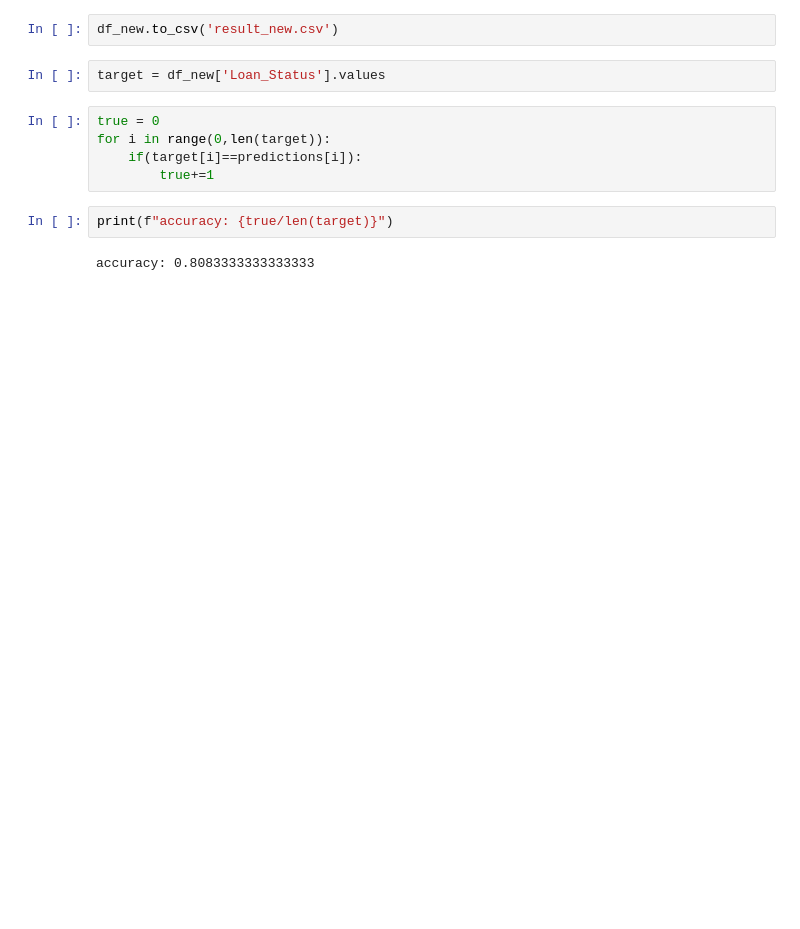
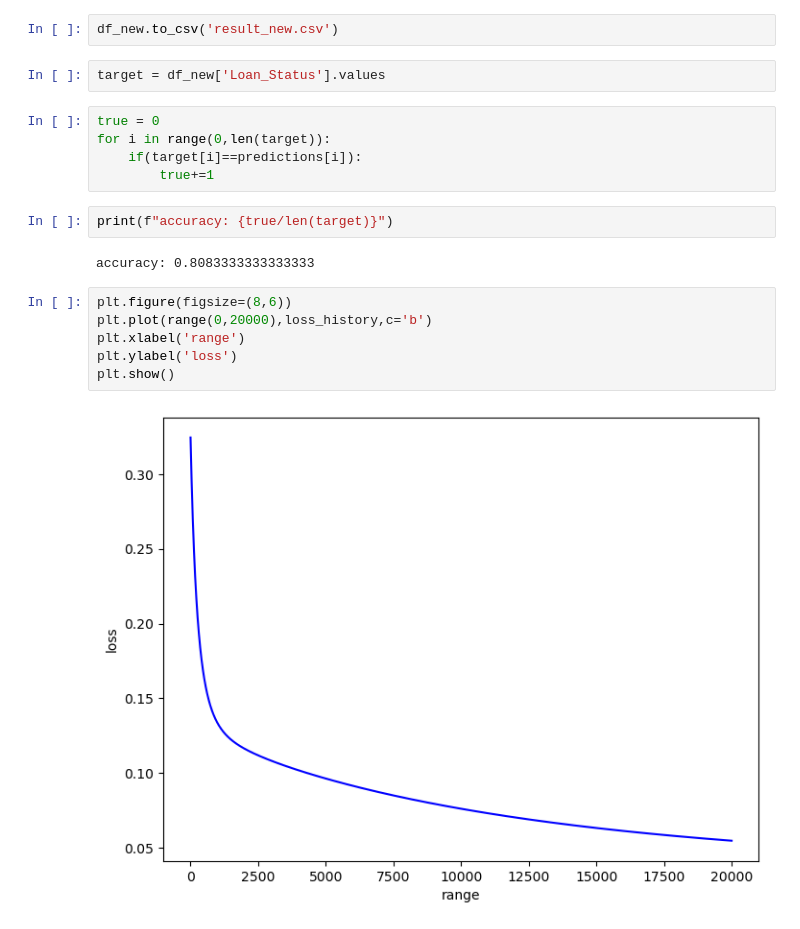
Before and after one commit to jayant1211/Loan-Eligibility-Prediction-Using-Logistic-Regression-from-Scratch, a Jupyter notebook: logisticRegression_loanEligibility.ipynb, the cells around one changed output. Saved outputs shown, nothing was run; the diff lists cells and outputs as text; blank space fills up the shorter version.

Commit message:
added loss history plot

```diff
--- a/logisticRegression_loanEligibility.ipynb
+++ b/logisticRegression_loanEligibility.ipynb
@@ -251,3 +251,11 @@ for i in range(0,len(target)):
 print(f"accuracy: {true/len(target)}")
 # %% [output]
 accuracy: 0.8083333333333333
+# %%
+plt.figure(figsize=(8,6))
+plt.plot(range(0,20000),loss_history,c='b')
+plt.xlabel('range')
+plt.ylabel('loss')
+plt.show()
+# %% [output]
+[figure, added]
```
